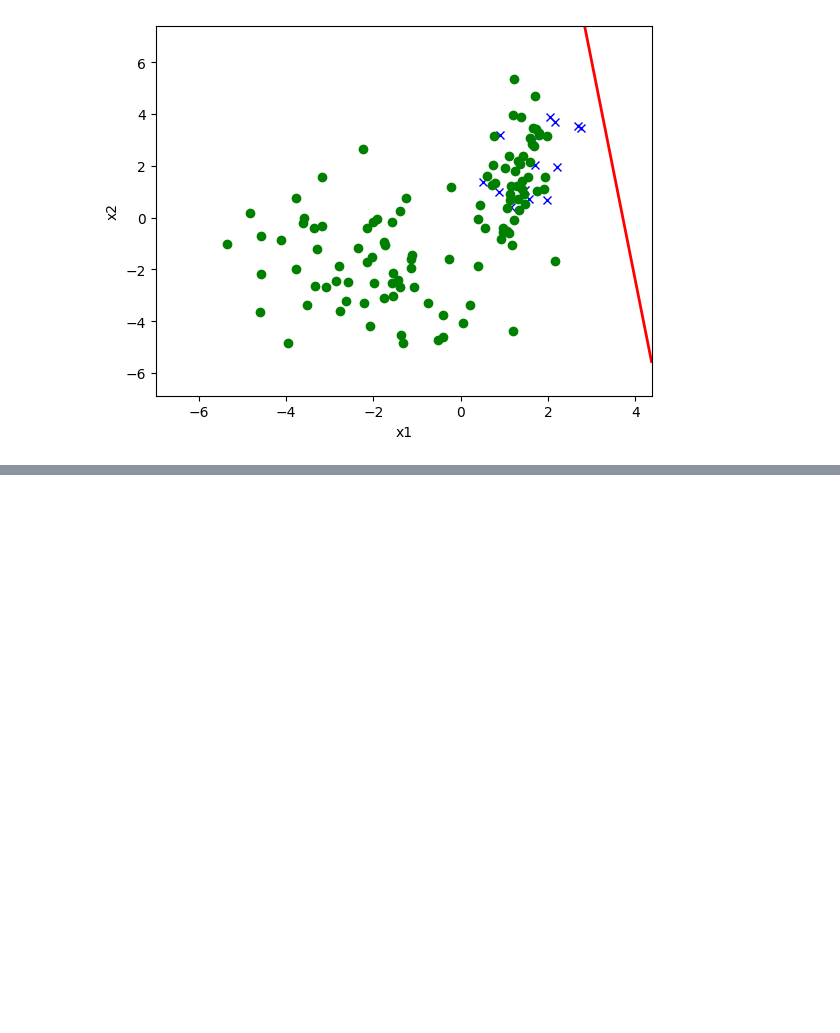
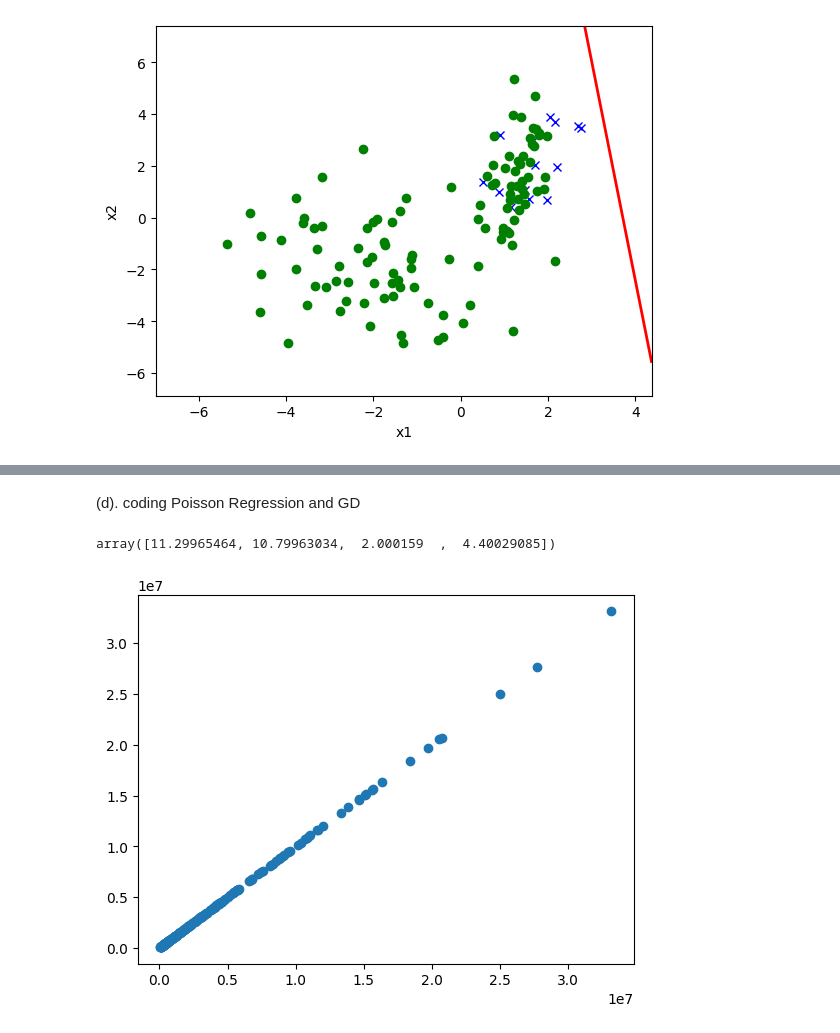
Before and after one commit to meganzj/Machine-Learning-cs229-2018, a Jupyter notebook: problem-sets/PS1/src/pset1-coding-jz.ipynb, the cells around one changed output, grey strips where cells are left out. Saved outputs shown, nothing was run; the diff lists cells and outputs as text; code cells hidden in the pictures; blank space fills up the shorter version.

```diff
--- a/problem-sets/PS1/src/pset1-coding-jz.ipynb
+++ b/problem-sets/PS1/src/pset1-coding-jz.ipynb
@@ -434,0 +506,2 @@ Theta based on y label is:  [-2.91607454  0.78596651  0.09282768]
+# %% [markdown]
+(d). coding Poisson Regression and GD
@@ -434,0 +582,11 @@ Theta based on y label is:  [-2.91607454  0.78596651  0.09282768]
+# %%
+ds4_training_set_path = '../data/ds4_train.csv'
+ds4_valid_set_path = '../data/ds4_valid.csv'
+# %%
+x_train, y_train = util.load_dataset(ds4_training_set_path, add_intercept=False)
+x_valid, y_valid = util.load_dataset(ds4_valid_set_path, add_intercept=False)
+# %%
+pois_reg = PoissonRegression(step_size=2e-7)
+pois_reg.fit(x_train, y_train)
+# %% [output]
+array([11.29965464, 10.79963034,  2.000159  ,  4.40029085])
@@ -434,0 +597,5 @@ Theta based on y label is:  [-2.91607454  0.78596651  0.09282768]
+# %%
+plt.scatter(y_valid, pois_reg.predict(x_valid))
+plt.show()
+# %% [output]
+[figure, added]
```
Also changed, not shown: parts of 17 cells of this notebook, 2 other files.
